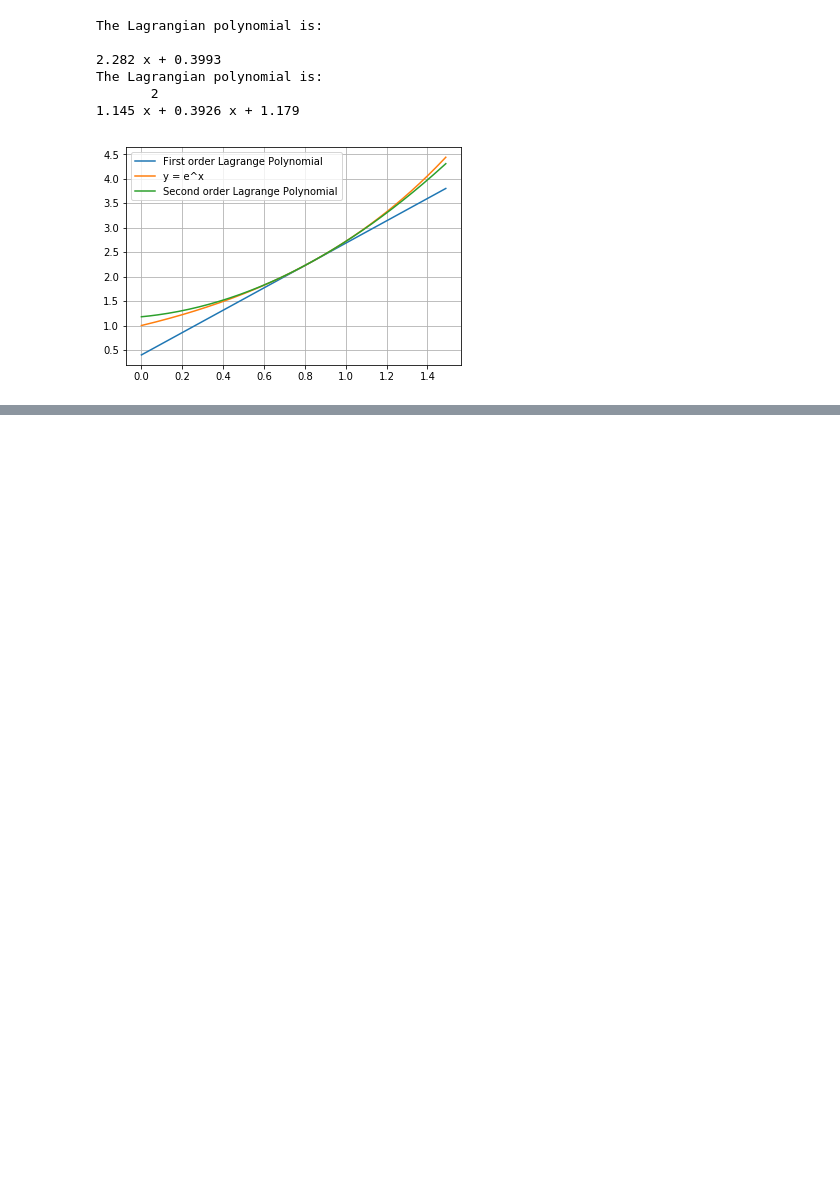
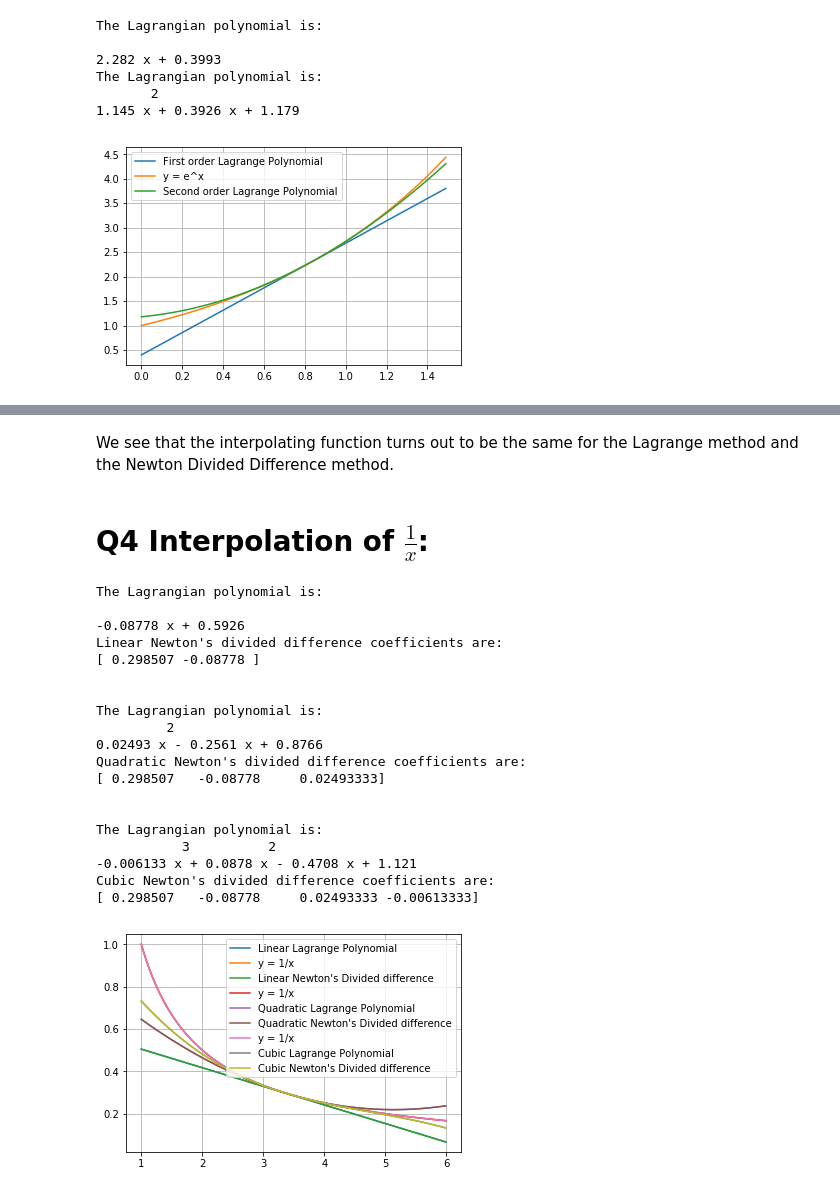
Before and after one commit to Vidhin05/Computational-and-Numerical-Methods, a Jupyter notebook: Set_6.ipynb, the cells around one changed output, grey strips where cells are left out. Cells and saved outputs as stored; diff of their text form; code cells hidden in the pictures; blank space fills up the shorter version.

```diff
--- a/Set_6.ipynb
+++ b/Set_6.ipynb
@@ -87,0 +131,54 @@ The Lagrangian polynomial is:
+# %% [markdown]
+We see that the interpolating function turns out to be the same for the Lagrange method and the Newton Divided Difference method.
+# %% [markdown]
+# Q4 Interpolation of $\frac{1}{x}$:
+# %%
+xp = np.arange(1, 6, 0.01)
+x = np.array([3.35, 3.4, 3.5, 3.6])
+y = np.array([0.298507, 0.294118, 0.285714, 0.277778])
+lag(x[0:2], y[0:2], xp, "Linear Lagrange Polynomial")
+plt.plot(xp, 1/xp, label="y = 1/x")
+a = divdifcoef(x[0:2], y[0:2])
+plt.plot(xp, divdifEval(a, x[0:2], xp), label = "Linear Newton's Divided difference")
+print("Linear Newton's divided difference coefficients are:")
+print(a)
+print("\n")
+
+plt.plot(xp, 1/xp, label="y = 1/x")
+lag(x[0:3], y[0:3], xp, "Quadratic Lagrange Polynomial")
+a = divdifcoef(x[0:3], y[0:3])
+plt.plot(xp, divdifEval(a, x[0:3], xp), label = "Quadratic Newton's Divided difference")
+print("Quadratic Newton's divided difference coefficients are:")
+print(a)
+print("\n")
+
+plt.plot(xp, 1/xp, label="y = 1/x")
+lag(x[0:4], y[0:4], xp, "Cubic Lagrange Polynomial")
+a = divdifcoef(x[0:4], y[0:4])
+plt.plot(xp, divdifEval(a, x[0:3], xp), label = "Cubic Newton's Divided difference")
+print("Cubic Newton's divided difference coefficients are:")
+print(a)
+plt.grid(True)
+plt.legend(loc='best')
+plt.show()
+# %% [output]
+The Lagrangian polynomial is:
+
+-0.08778 x + 0.5926
+Linear Newton's divided difference coefficients are:
+[ 0.298507 -0.08778 ]
+
+
+The Lagrangian polynomial is:
+         2
+0.02493 x - 0.2561 x + 0.8766
+Quadratic Newton's divided difference coefficients are:
+[ 0.298507   -0.08778     0.02493333]
+
+
+The Lagrangian polynomial is:
+           3          2
+-0.006133 x + 0.0878 x - 0.4708 x + 1.121
+Cubic Newton's divided difference coefficients are:
+[ 0.298507   -0.08778     0.02493333 -0.00613333]
+[figure, added]
```
Also changed, not shown: parts of 12 cells of this notebook, 1 other file.
